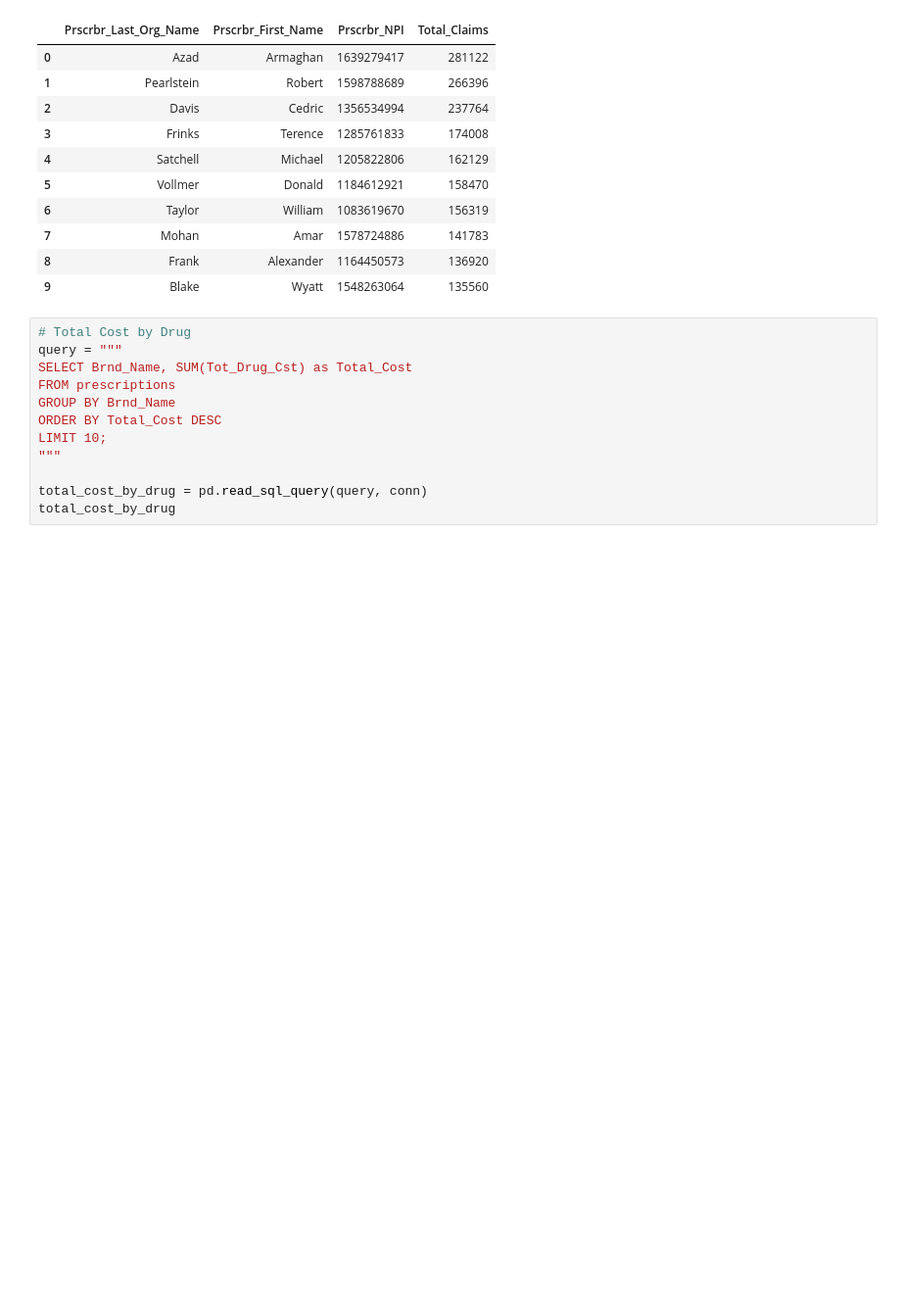
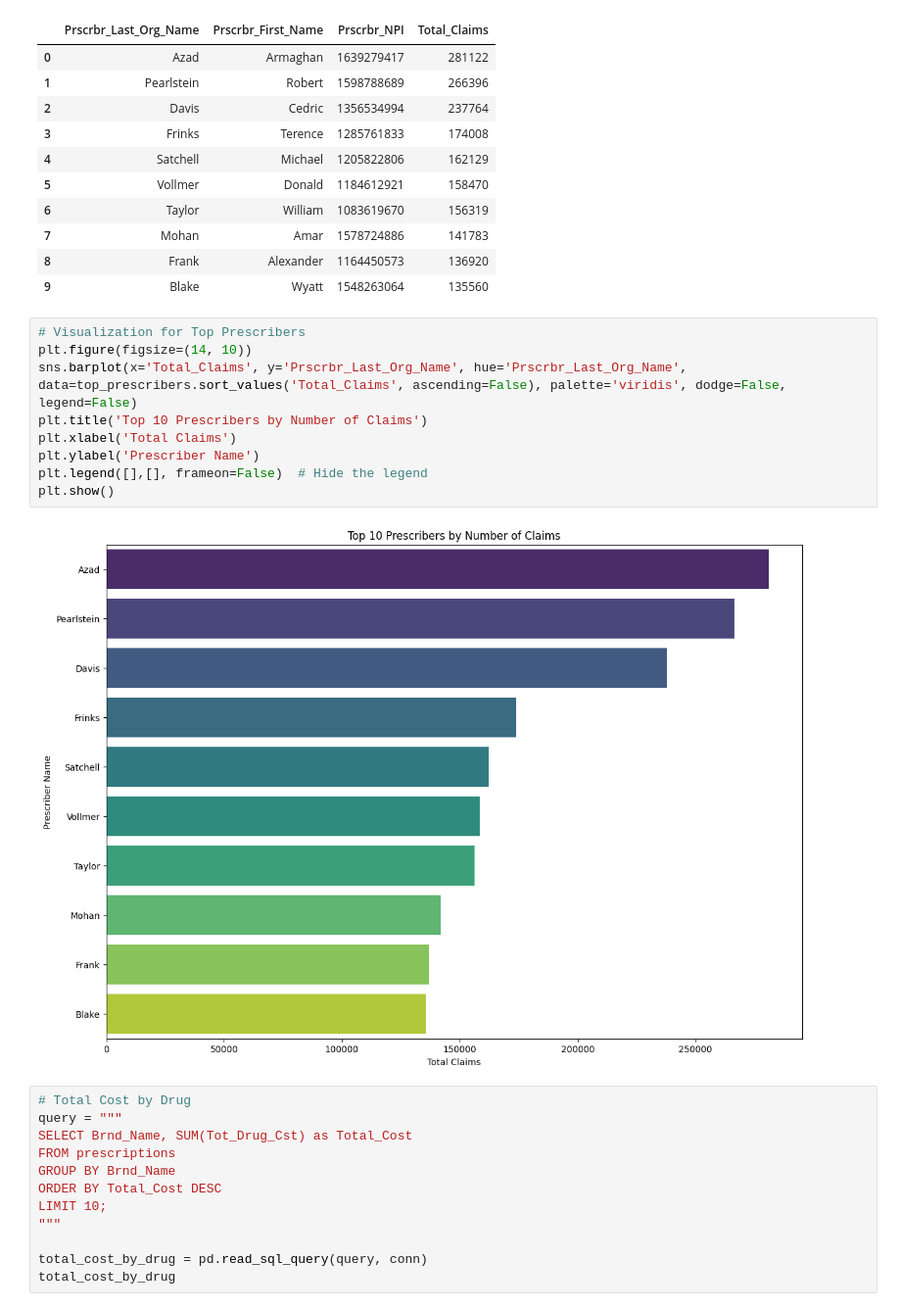
Before and after one commit to dillon-shearer/portfolio, a Jupyter notebook: prescription_Drugs_SQL/scripts/4_prescriptions_EDA.ipynb, the cells around one changed output. Shown: that part at 98% size. Saved outputs shown, nothing was run; the diff lists cells and outputs as text; blank space fills up the shorter version.

```diff
--- a/prescription_Drugs_SQL/scripts/4_prescriptions_EDA.ipynb
+++ b/prescription_Drugs_SQL/scripts/4_prescriptions_EDA.ipynb
@@ -106,6 +134,17 @@ top_prescribers
 | 7 | Mohan | Amar | 1578724886 | 141783 |
 | 8 | Frank | Alexander | 1164450573 | 136920 |
 | 9 | Blake | Wyatt | 1548263064 | 135560 |
+# %%
+# Visualization for Top Prescribers
+plt.figure(figsize=(14, 10))
+sns.barplot(x='Total_Claims', y='Prscrbr_Last_Org_Name', hue='Prscrbr_Last_Org_Name', data=top_prescribers.sort_values('Total_Claims', ascending=False), palette='viridis', dodge=False, legend=False)
+plt.title('Top 10 Prescribers by Number of Claims')
+plt.xlabel('Total Claims')
+plt.ylabel('Prescriber Name')
+plt.legend([],[], frameon=False)  # Hide the legend
+plt.show()
+# %% [output]
+[figure, added]
 # %%
 # Total Cost by Drug
 query = """
```
Also changed, not shown: parts of 9 cells of this notebook.
